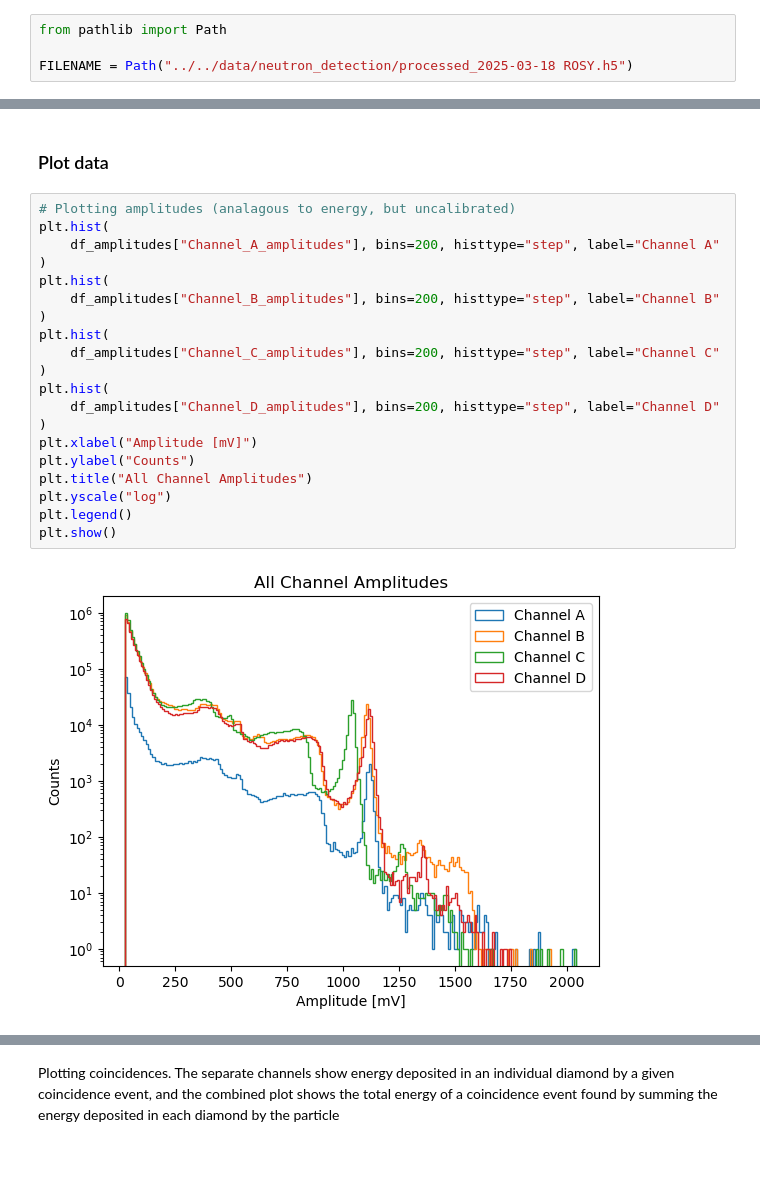
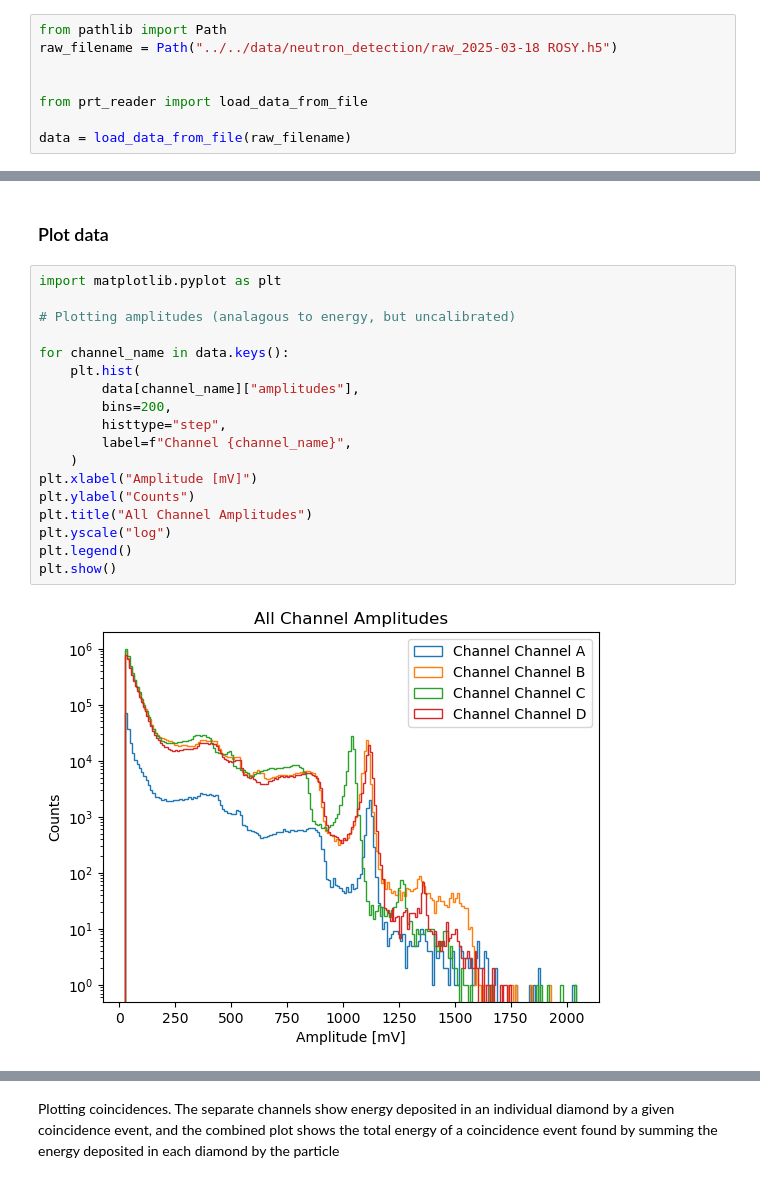
Before and after one commit to veliki-filozof/BABY-1L-run-3, a Jupyter notebook: analysis/neutron/main.ipynb, the cells around one changed output, grey strips where cells are left out. Saved outputs shown, nothing was run; the diff lists cells and outputs as text.

Commit message:
changed notebook for vis + import functions from script (WIP)

```diff
--- a/analysis/neutron/main.ipynb
+++ b/analysis/neutron/main.ipynb
@@ -22,4 +3,8 @@ import h5py
 # %%
 from pathlib import Path
+raw_filename = Path("../../data/neutron_detection/raw_2025-03-18 ROSY.h5")
 
-FILENAME = Path("../../data/neutron_detection/processed_2025-03-18 ROSY.h5")
+
+from prt_reader import load_data_from_file
+
+data = load_data_from_file(raw_filename)
@@ -70,24 +18,22 @@ df_countrates.tail()
 # %% [markdown]
 ### Plot data
 # %%
+import matplotlib.pyplot as plt
+
 # Plotting amplitudes (analagous to energy, but uncalibrated)
-plt.hist(
-    df_amplitudes["Channel_A_amplitudes"], bins=200, histtype="step", label="Channel A"
-)
-plt.hist(
-    df_amplitudes["Channel_B_amplitudes"], bins=200, histtype="step", label="Channel B"
-)
-plt.hist(
-    df_amplitudes["Channel_C_amplitudes"], bins=200, histtype="step", label="Channel C"
-)
-plt.hist(
-    df_amplitudes["Channel_D_amplitudes"], bins=200, histtype="step", label="Channel D"
-)
+
+for channel_name in data.keys():
+    plt.hist(
+        data[channel_name]["amplitudes"],
+        bins=200,
+        histtype="step",
+        label=f"Channel {channel_name}",
+    )
 plt.xlabel("Amplitude [mV]")
 plt.ylabel("Counts")
 plt.title("All Channel Amplitudes")
 plt.yscale("log")
 plt.legend()
 plt.show()
 # %% [output]
-[figure, old version]
+[figure, new version]
```
Also changed, not shown: parts of 21 cells of this notebook.
